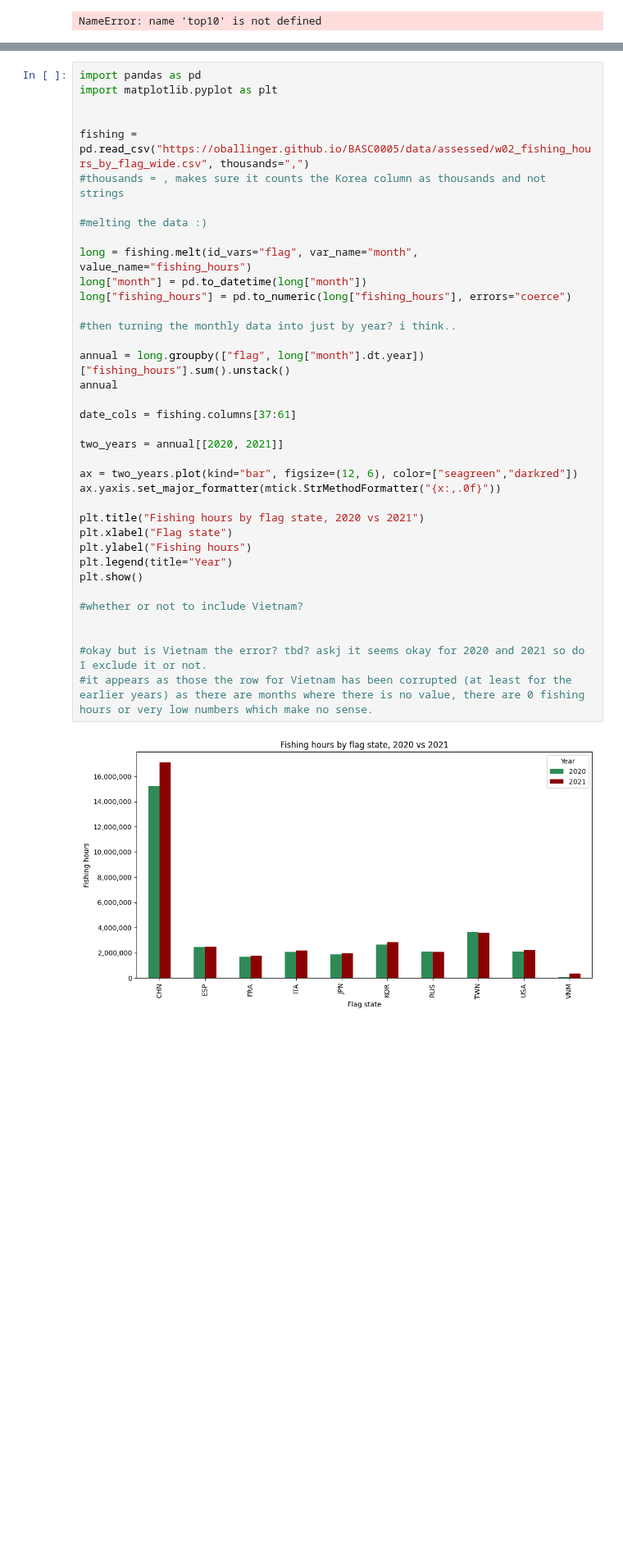
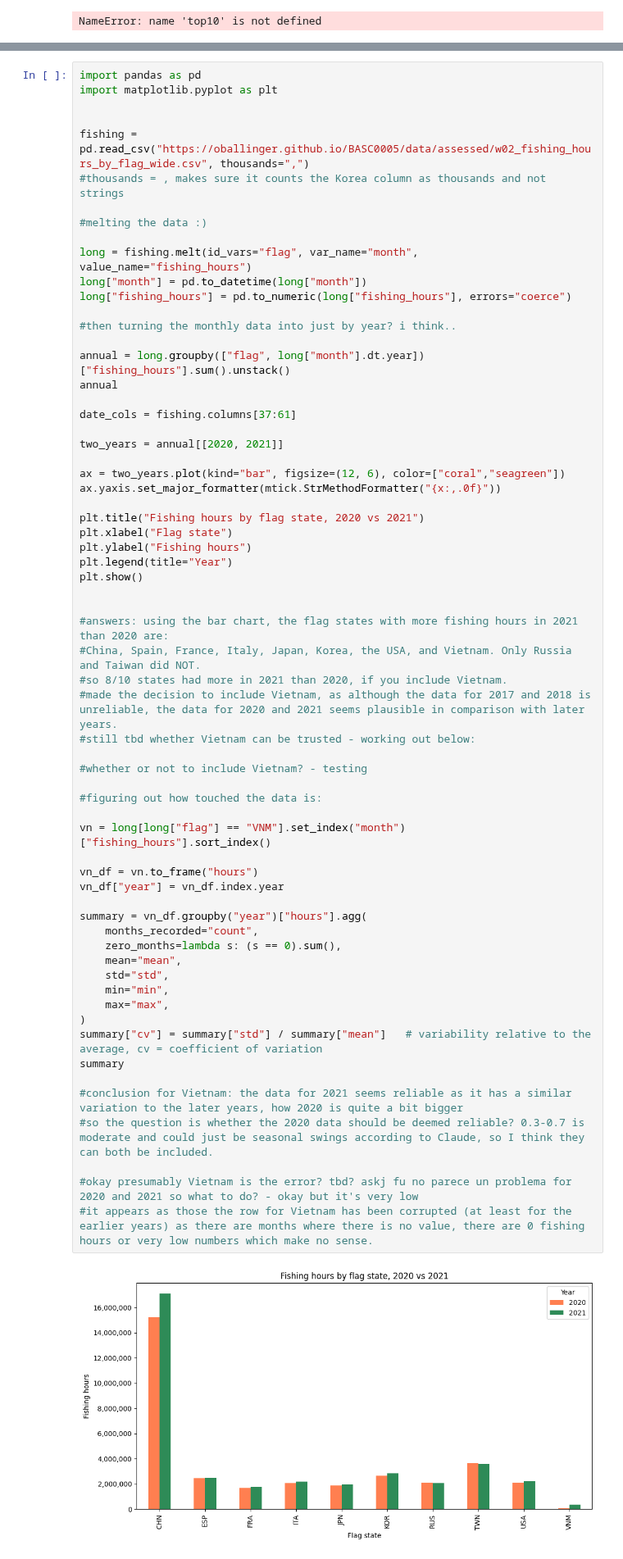
Before and after one commit to aaliyamckee/QM2, a Jupyter notebook: Aaliya_W02_Pandas.ipynb, the cells around one changed output, grey strips where cells are left out. Shown at 82% size. Drawn from its saved outputs; the diff is of its cells as text; blank space fills up the shorter version.

```diff
--- a/Aaliya_W02_Pandas.ipynb
+++ b/Aaliya_W02_Pandas.ipynb
@@ -423,34 +423,61 @@ import matplotlib.pyplot as plt
 fishing = pd.read_csv("https://oballinger.github.io/BASC0005/data/assessed/w02_fishing_hours_by_flag_wide.csv", thousands=",")
 #thousands = , makes sure it counts the Korea column as thousands and not strings
 
 #melting the data :)
 
 long = fishing.melt(id_vars="flag", var_name="month", value_name="fishing_hours")
 long["month"] = pd.to_datetime(long["month"])
 long["fishing_hours"] = pd.to_numeric(long["fishing_hours"], errors="coerce")
 
 #then turning the monthly data into just by year? i think..
 
 annual = long.groupby(["flag", long["month"].dt.year])["fishing_hours"].sum().unstack()
 annual
 
 date_cols = fishing.columns[37:61]
 
 two_years = annual[[2020, 2021]]
 
-ax = two_years.plot(kind="bar", figsize=(12, 6), color=["seagreen","darkred"])
+ax = two_years.plot(kind="bar", figsize=(12, 6), color=["coral","seagreen"])
 ax.yaxis.set_major_formatter(mtick.StrMethodFormatter("{x:,.0f}"))
 
 plt.title("Fishing hours by flag state, 2020 vs 2021")
 plt.xlabel("Flag state")
 plt.ylabel("Fishing hours")
 plt.legend(title="Year")
 plt.show()
 
-#whether or not to include Vietnam?
 
+#answers: using the bar chart, the flag states with more fishing hours in 2021 than 2020 are:
+#China, Spain, France, Italy, Japan, Korea, the USA, and Vietnam. Only Russia and Taiwan did NOT.
+#so 8/10 states had more in 2021 than 2020, if you include Vietnam.
+#made the decision to include Vietnam, as although the data for 2017 and 2018 is unreliable, the data for 2020 and 2021 seems plausible in comparison with later years.
+#still tbd whether Vietnam can be trusted - working out below:
 
-#okay but is Vietnam the error? tbd? askj it seems okay for 2020 and 2021 so do I exclude it or not.
+#whether or not to include Vietnam? - testing
+
+#figuring out how touched the data is:
+
+vn = long[long["flag"] == "VNM"].set_index("month")["fishing_hours"].sort_index()
+
+vn_df = vn.to_frame("hours")
+vn_df["year"] = vn_df.index.year
+
+summary = vn_df.groupby("year")["hours"].agg(
+    months_recorded="count",
+    zero_months=lambda s: (s == 0).sum(),
+    mean="mean",
+    std="std",
+    min="min",
+    max="max",
+)
+summary["cv"] = summary["std"] / summary["mean"]   # variability relative to the average, cv = coefficient of variation
+summary
+
+#conclusion for Vietnam: the data for 2021 seems reliable as it has a similar variation to the later years, how 2020 is quite a bit bigger
+#so the question is whether the 2020 data should be deemed reliable? 0.3-0.7 is moderate and could just be seasonal swings according to Claude, so I think they can both be included.
+
+#okay presumably Vietnam is the error? tbd? askj fu no parece un problema for 2020 and 2021 so what to do? - okay but it's very low
 #it appears as those the row for Vietnam has been corrupted (at least for the earlier years) as there are months where there is no value, there are 0 fishing hours or very low numbers which make no sense.
 # %% [output]
-[figure, old version]
+[figure, new version]
```
Also changed, not shown: parts of 1 cell of this notebook.
